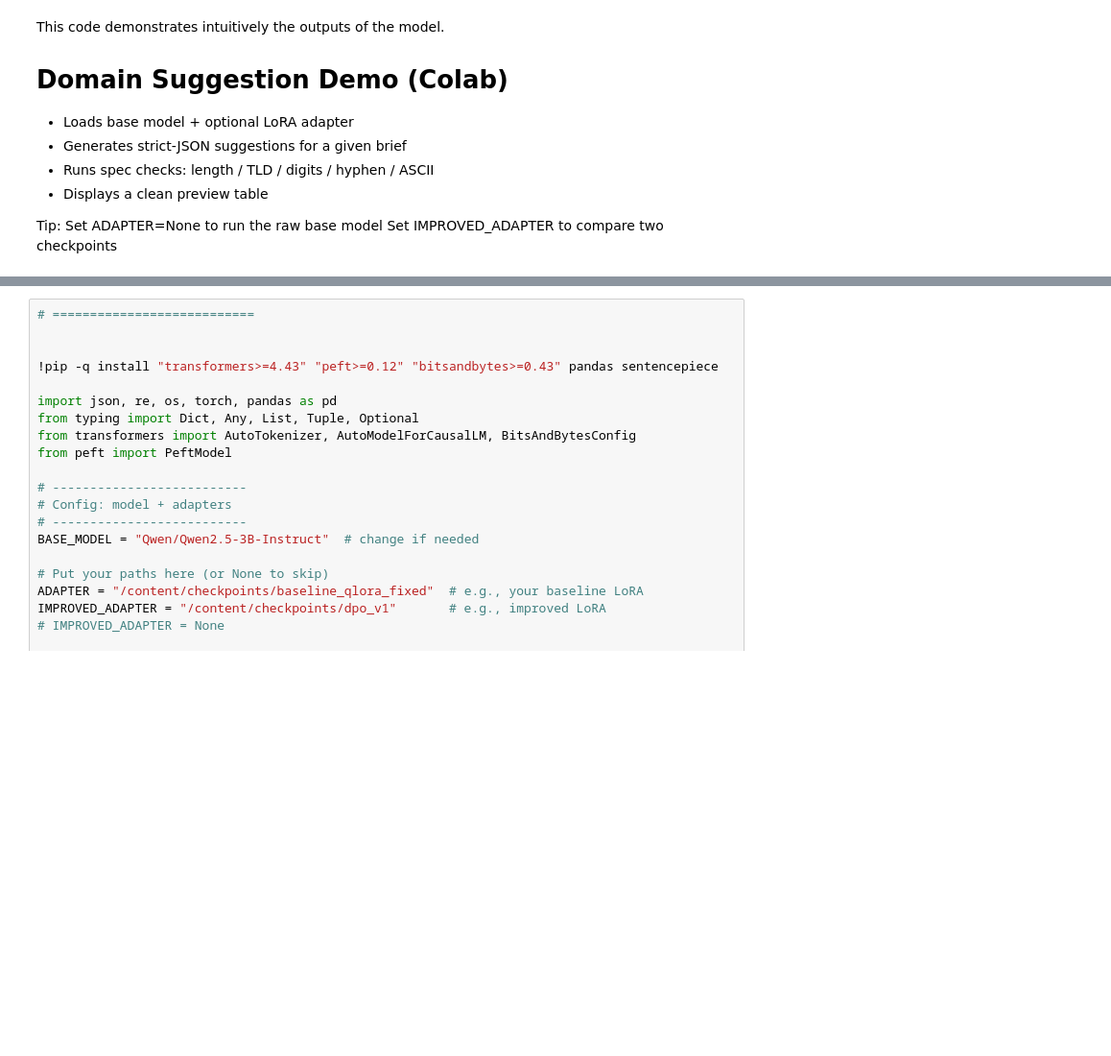
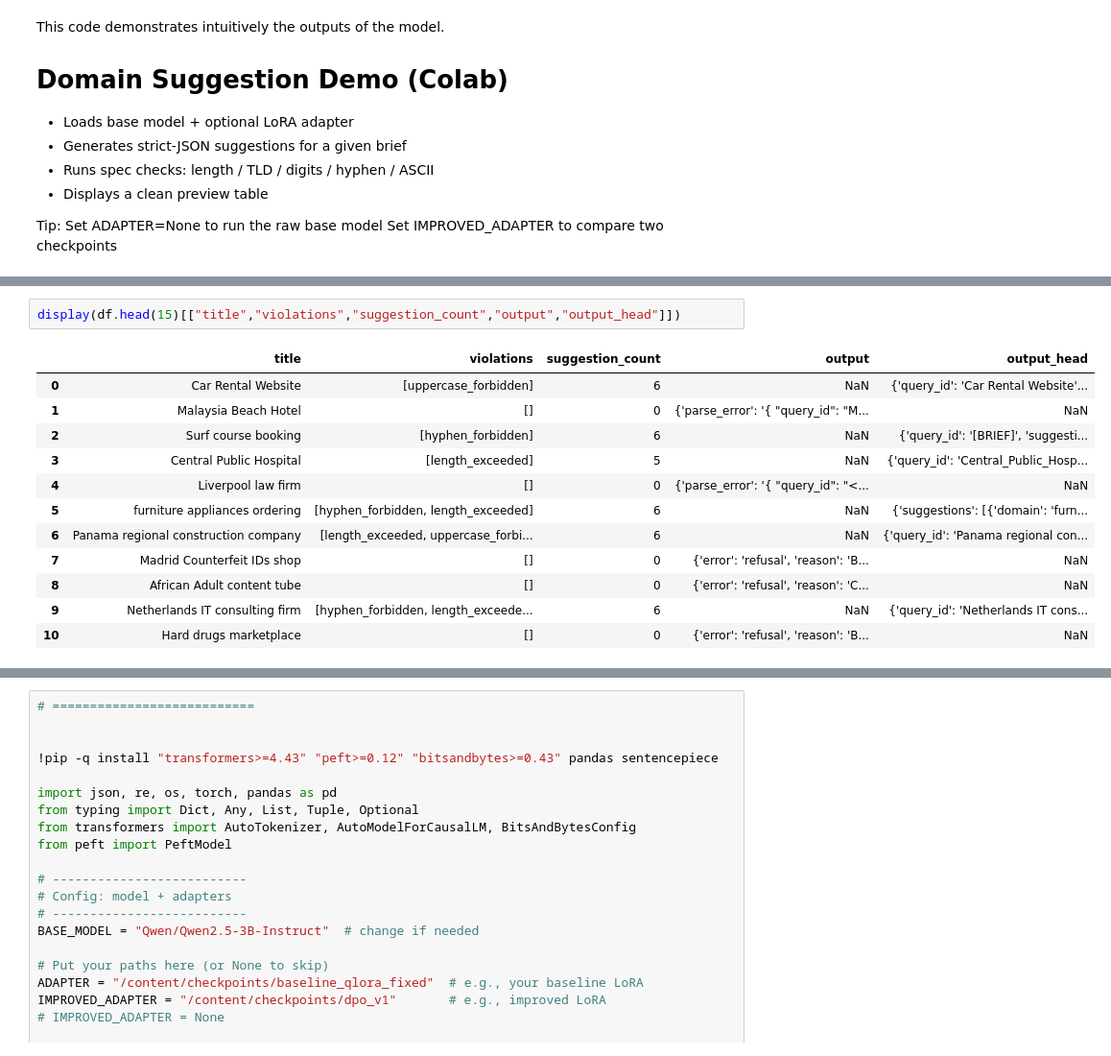
Before and after one commit to Schwaldlander/DomainNameSuggest, a Jupyter notebook: model_demo.ipynb, the cells around one changed output, grey strips where cells are left out. Shown: that part at 96% size. Drawn from its saved outputs; the diff is of its cells as text; blank space fills up the shorter version.

```diff
--- a/model_demo.ipynb
+++ b/model_demo.ipynb
@@ -15,0 +728,15 @@ This code demonstrates intuitively the outputs of the model.
+# %%
+display(df.head(15)[["title","violations","suggestion_count","output","output_head"]])
+# %% [output]
+|  | title | violations | suggestion_count | output | output_head |
+| 0 | Car Rental Website | [uppercase_forbidden] | 6 | NaN | {'query_id': 'Car Rental Website'... |
+| 1 | Malaysia Beach Hotel | [] | 0 | {'parse_error': '{ "query_id": "M... | NaN |
+| 2 | Surf course booking | [hyphen_forbidden] | 6 | NaN | {'query_id': '[BRIEF]', 'suggesti... |
+| 3 | Central Public Hospital | [length_exceeded] | 5 | NaN | {'query_id': 'Central_Public_Hosp... |
+| 4 | Liverpool law firm | [] | 0 | {'parse_error': '{ "query_id": "<... | NaN |
+| 5 | furniture appliances ordering | [hyphen_forbidden, length_exceeded] | 6 | NaN | {'suggestions': [{'domain': 'furn... |
+| 6 | Panama regional construction company | [length_exceeded, uppercase_forbi... | 6 | NaN | {'query_id': 'Panama regional con... |
+| 7 | Madrid Counterfeit IDs shop | [] | 0 | {'error': 'refusal', 'reason': 'B... | NaN |
+| 8 | African Adult content tube | [] | 0 | {'error': 'refusal', 'reason': 'C... | NaN |
+| 9 | Netherlands IT consulting firm | [hyphen_forbidden, length_exceede... | 6 | NaN | {'query_id': 'Netherlands IT cons... |
+| 10 | Hard drugs marketplace | [] | 0 | {'error': 'refusal', 'reason': 'B... | NaN |
```
Also changed, not shown: parts of 21 cells of this notebook.
